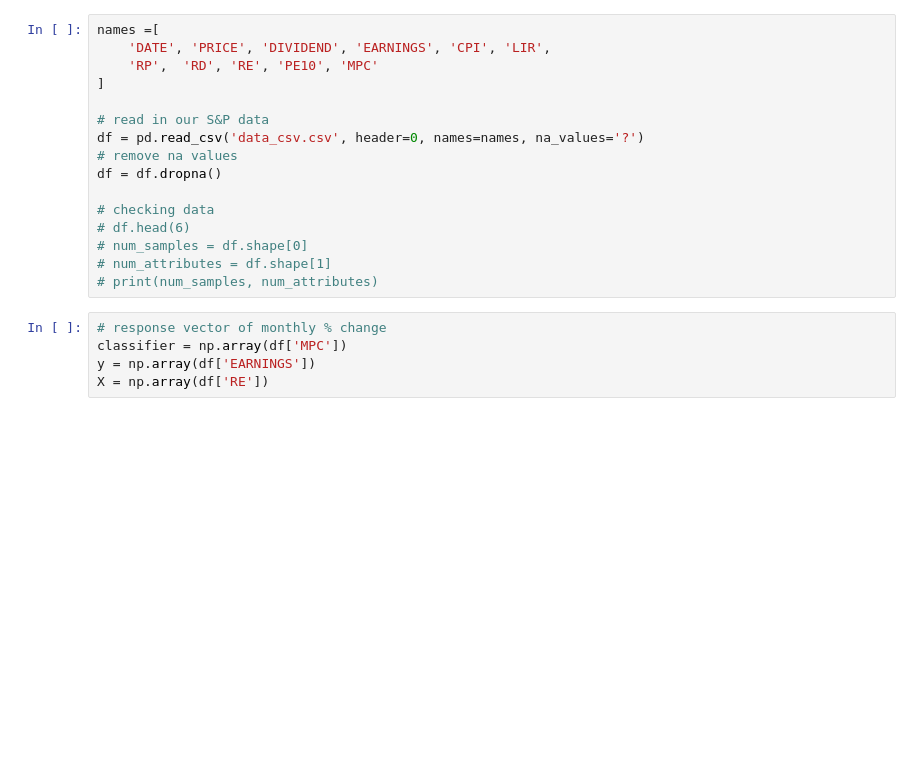
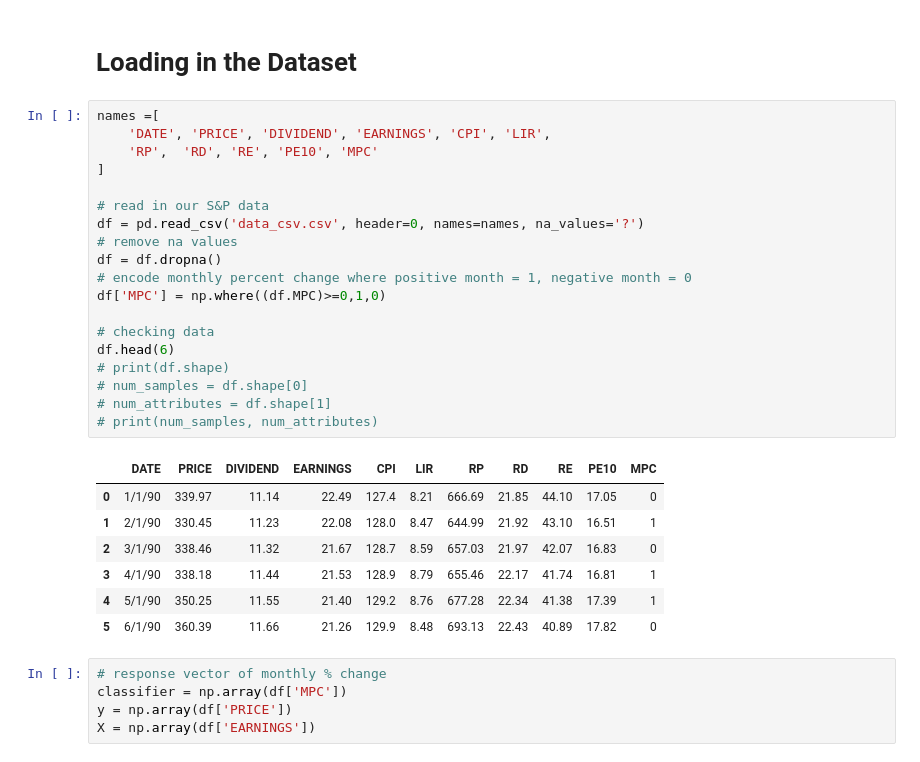
Before and after one commit to matt-swartz/S-P500-Machine-Learning-Project, a Jupyter notebook: final_proj.ipynb, the cells around one changed output. Drawn from its saved outputs; the diff is of its cells as text; blank space fills up the shorter version.

```diff
--- a/final_proj.ipynb
+++ b/final_proj.ipynb
@@ -6,23 +17,36 @@ from matplotlib import pyplot as plt
 %matplotlib inline
+# %% [markdown]
+# Loading in the Dataset
 # %%
 names =[
     'DATE', 'PRICE', 'DIVIDEND', 'EARNINGS', 'CPI', 'LIR',
     'RP',  'RD', 'RE', 'PE10', 'MPC'
 ]
 
 # read in our S&P data
 df = pd.read_csv('data_csv.csv', header=0, names=names, na_values='?')
 # remove na values
 df = df.dropna()
+# encode monthly percent change where positive month = 1, negative month = 0
+df['MPC'] = np.where((df.MPC)>=0,1,0)
 
 # checking data
-# df.head(6)
+df.head(6)
+# print(df.shape)
 # num_samples = df.shape[0]
 # num_attributes = df.shape[1]
 # print(num_samples, num_attributes)
+# %% [output]
+|  | DATE | PRICE | DIVIDEND | EARNINGS | CPI | LIR | RP | RD | RE | PE10 | MPC |
+| 0 | 1/1/90 | 339.97 | 11.14 | 22.49 | 127.4 | 8.21 | 666.69 | 21.85 | 44.10 | 17.05 | 0 |
+| 1 | 2/1/90 | 330.45 | 11.23 | 22.08 | 128.0 | 8.47 | 644.99 | 21.92 | 43.10 | 16.51 | 1 |
+| 2 | 3/1/90 | 338.46 | 11.32 | 21.67 | 128.7 | 8.59 | 657.03 | 21.97 | 42.07 | 16.83 | 0 |
+| 3 | 4/1/90 | 338.18 | 11.44 | 21.53 | 128.9 | 8.79 | 655.46 | 22.17 | 41.74 | 16.81 | 1 |
+| 4 | 5/1/90 | 350.25 | 11.55 | 21.40 | 129.2 | 8.76 | 677.28 | 22.34 | 41.38 | 17.39 | 1 |
+| 5 | 6/1/90 | 360.39 | 11.66 | 21.26 | 129.9 | 8.48 | 693.13 | 22.43 | 40.89 | 17.82 | 0 |
 # %%
 # response vector of monthly % change
 classifier = np.array(df['MPC'])
-y = np.array(df['EARNINGS'])
-X = np.array(df['RE'])
+y = np.array(df['PRICE'])
+X = np.array(df['EARNINGS'])
 # %%
```
Also changed, not shown: parts of 20 cells of this notebook, 1 other file.
